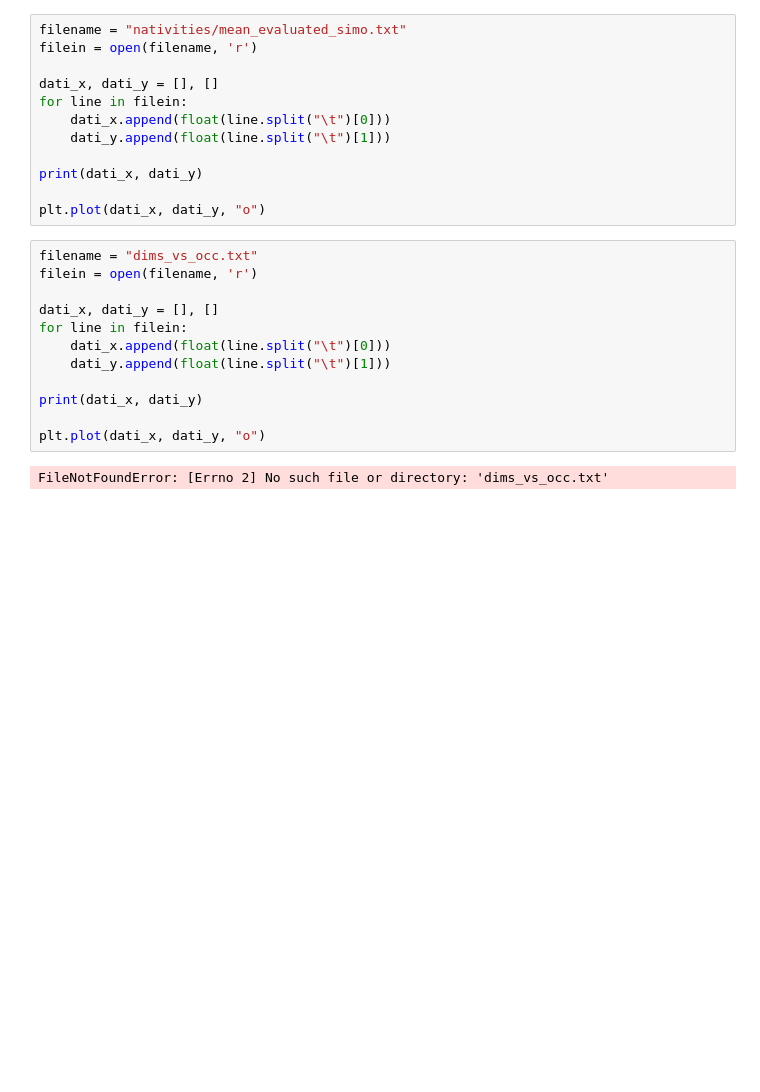
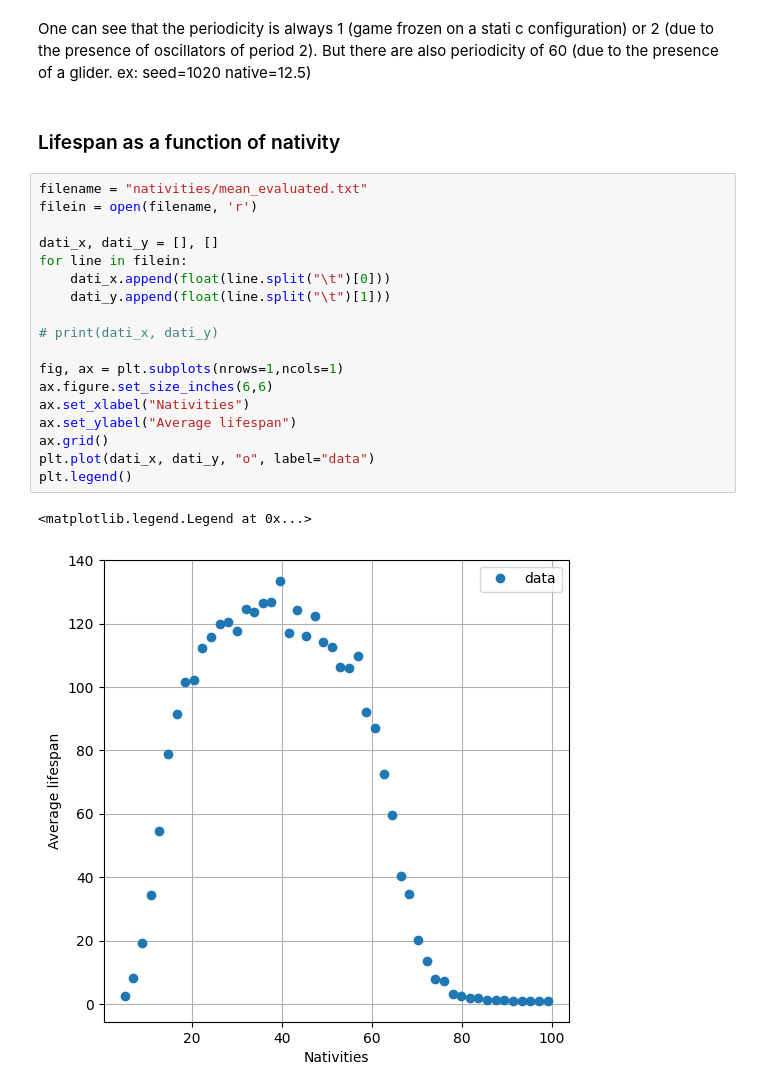
Before and after one commit to RiccardoTancredi/GameofLife, a Jupyter notebook: lifespan.ipynb, the cells around one changed output. Cells and saved outputs as stored; diff of their text form; blank space fills up the shorter version.

```diff
--- a/lifespan.ipynb
+++ b/lifespan.ipynb
@@ -52,26 +112,25 @@ plt.savefig("lifespan.png")
+# %% [markdown]
+One can see that the periodicity is always 1 (game frozen on a stati c configuration) or 2 (due to the presence of oscillators of period 2). But there are also periodicity of 60 (due to the presence of a glider. ex: seed=1020 native=12.5)
+# %% [markdown]
+### Lifespan as a function of nativity
 # %%
-filename = "nativities/mean_evaluated_simo.txt"
+filename = "nativities/mean_evaluated.txt"
 filein = open(filename, 'r')
 
 dati_x, dati_y = [], []
 for line in filein:
     dati_x.append(float(line.split("\t")[0]))
     dati_y.append(float(line.split("\t")[1]))
 
-print(dati_x, dati_y)
+# print(dati_x, dati_y)
 
-plt.plot(dati_x, dati_y, "o")
+fig, ax = plt.subplots(nrows=1,ncols=1)
+ax.figure.set_size_inches(6,6)
+ax.set_xlabel("Nativities")
+ax.set_ylabel("Average lifespan")
+ax.grid()
+plt.plot(dati_x, dati_y, "o", label="data")
+plt.legend()
+# %% [output]
+<matplotlib.legend.Legend at 0x...>
+[figure, added]
-# %%
-filename = "dims_vs_occ.txt"
-filein = open(filename, 'r')
-
-dati_x, dati_y = [], []
-for line in filein:
-    dati_x.append(float(line.split("\t")[0]))
-    dati_y.append(float(line.split("\t")[1]))
-
-print(dati_x, dati_y)
-
-plt.plot(dati_x, dati_y, "o")
-# %% [output]
-FileNotFoundError: [Errno 2] No such file or directory: 'dims_vs_occ.txt'
```
Also changed, not shown: parts of 17 cells of this notebook, 18 other files.
